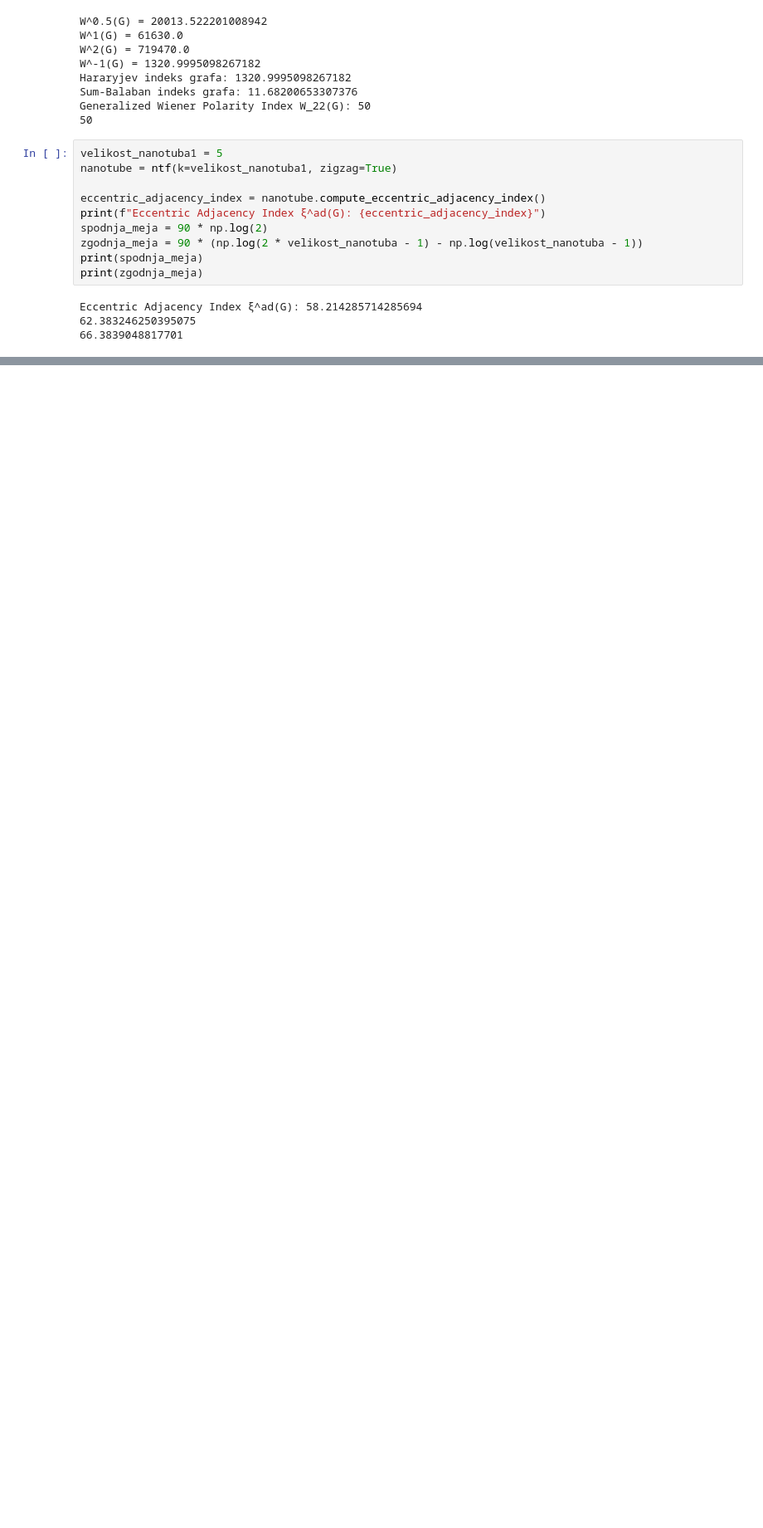
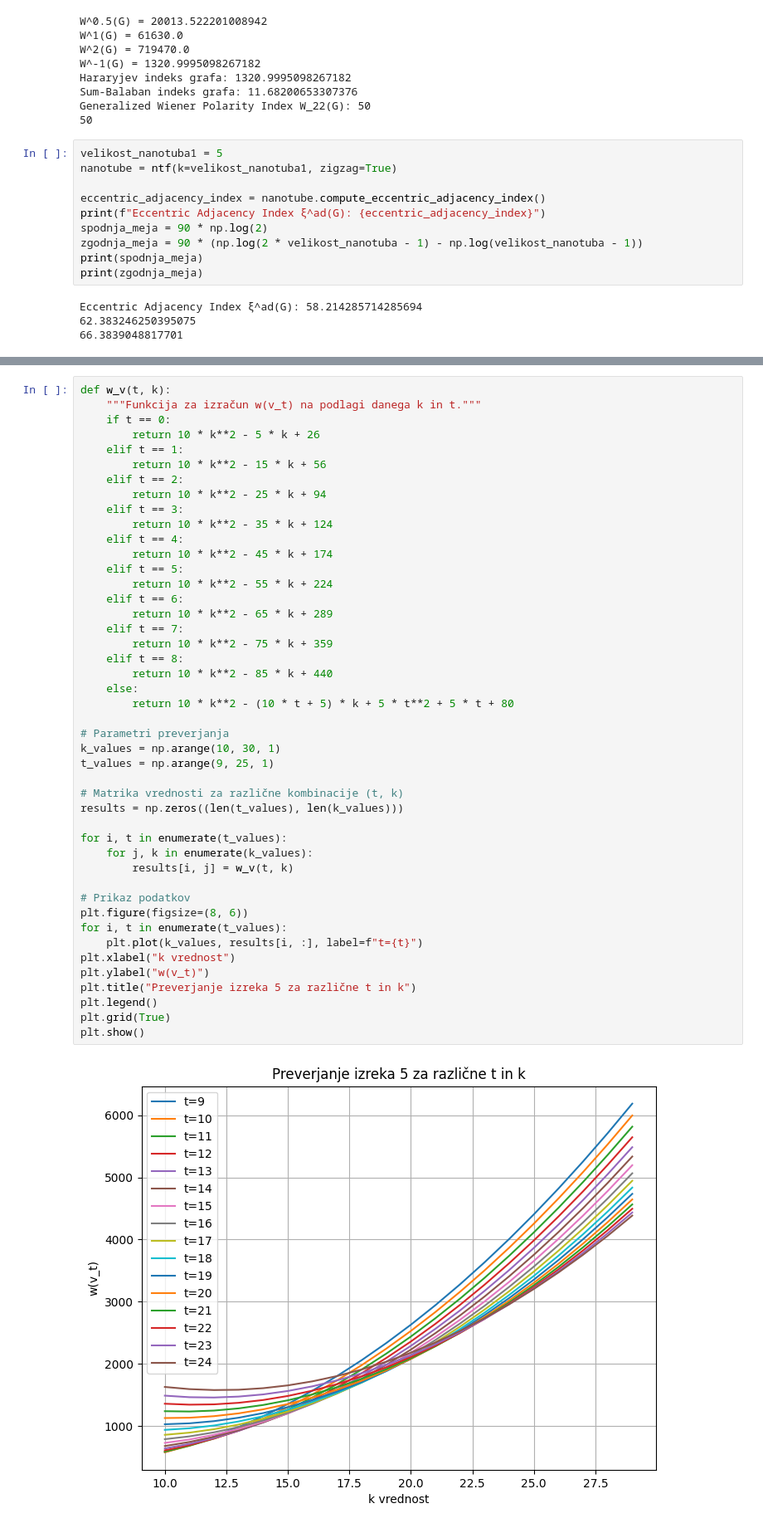
Before and after one commit to FlusAljaz/Distance-vector-of-non-tubical-nanotube-fullerenes-of-type-5-0-, a Jupyter notebook: projektna.ipynb, the cells around one changed output, grey strips where cells are left out. Shown at 83% size. Cells and saved outputs as stored; diff of their text form; blank space fills up the shorter version.

```diff
--- a/projektna.ipynb
+++ b/projektna.ipynb
@@ -575,0 +578,47 @@ second_eccentric_connectivity_index: 16450.0
+# %%
+def w_v(t, k):
+    """Funkcija za izračun w(v_t) na podlagi danega k in t."""
+    if t == 0:
+        return 10 * k**2 - 5 * k + 26
+    elif t == 1:
+        return 10 * k**2 - 15 * k + 56
+    elif t == 2:
+        return 10 * k**2 - 25 * k + 94
+    elif t == 3:
+        return 10 * k**2 - 35 * k + 124
+    elif t == 4:
+        return 10 * k**2 - 45 * k + 174
+    elif t == 5:
+        return 10 * k**2 - 55 * k + 224
+    elif t == 6:
+        return 10 * k**2 - 65 * k + 289
+    elif t == 7:
+        return 10 * k**2 - 75 * k + 359
+    elif t == 8:
+        return 10 * k**2 - 85 * k + 440
+    else:
+        return 10 * k**2 - (10 * t + 5) * k + 5 * t**2 + 5 * t + 80
+
+# Parametri preverjanja
+k_values = np.arange(10, 30, 1)
+t_values = np.arange(9, 25, 1)
+
+# Matrika vrednosti za različne kombinacije (t, k)
+results = np.zeros((len(t_values), len(k_values)))
+
+for i, t in enumerate(t_values):
+    for j, k in enumerate(k_values):
+        results[i, j] = w_v(t, k)
+
+# Prikaz podatkov
+plt.figure(figsize=(8, 6))
+for i, t in enumerate(t_values):
+    plt.plot(k_values, results[i, :], label=f"t={t}")
+plt.xlabel("k vrednost")
+plt.ylabel("w(v_t)")
+plt.title("Preverjanje izreka 5 za različne t in k")
+plt.legend()
+plt.grid(True)
+plt.show()
+# %% [output]
+[figure, added]
```
Also changed, not shown: parts of 40 cells of this notebook.
